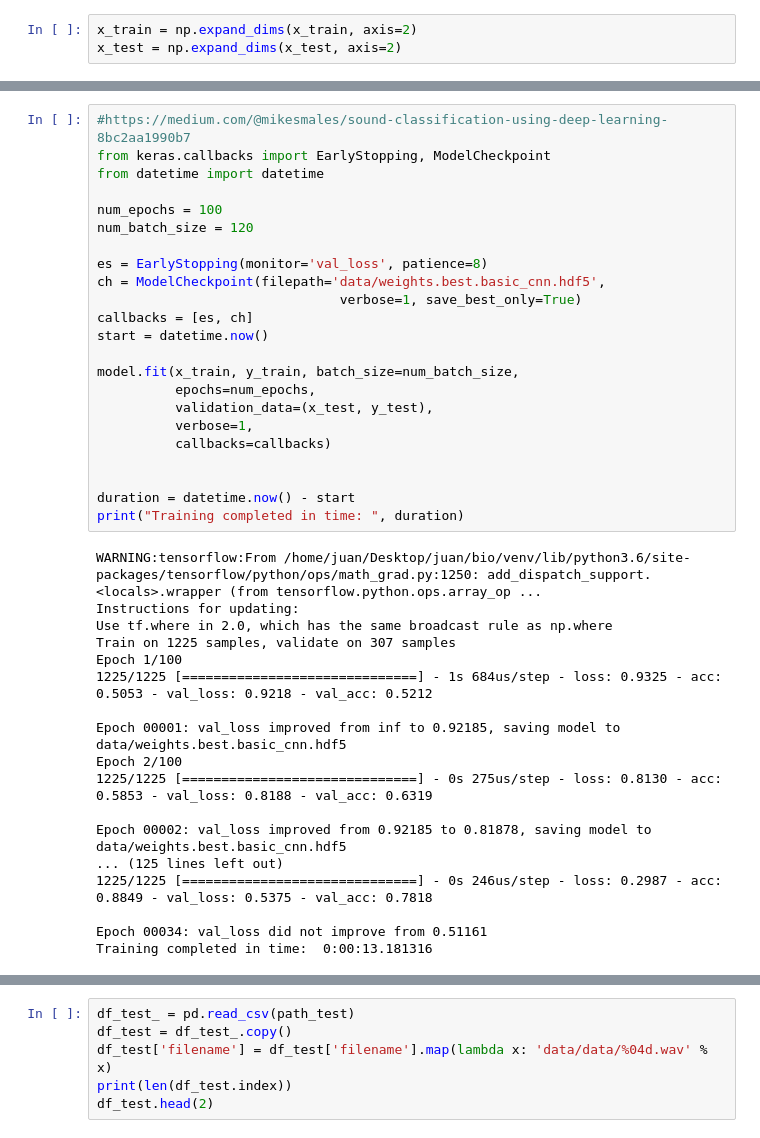
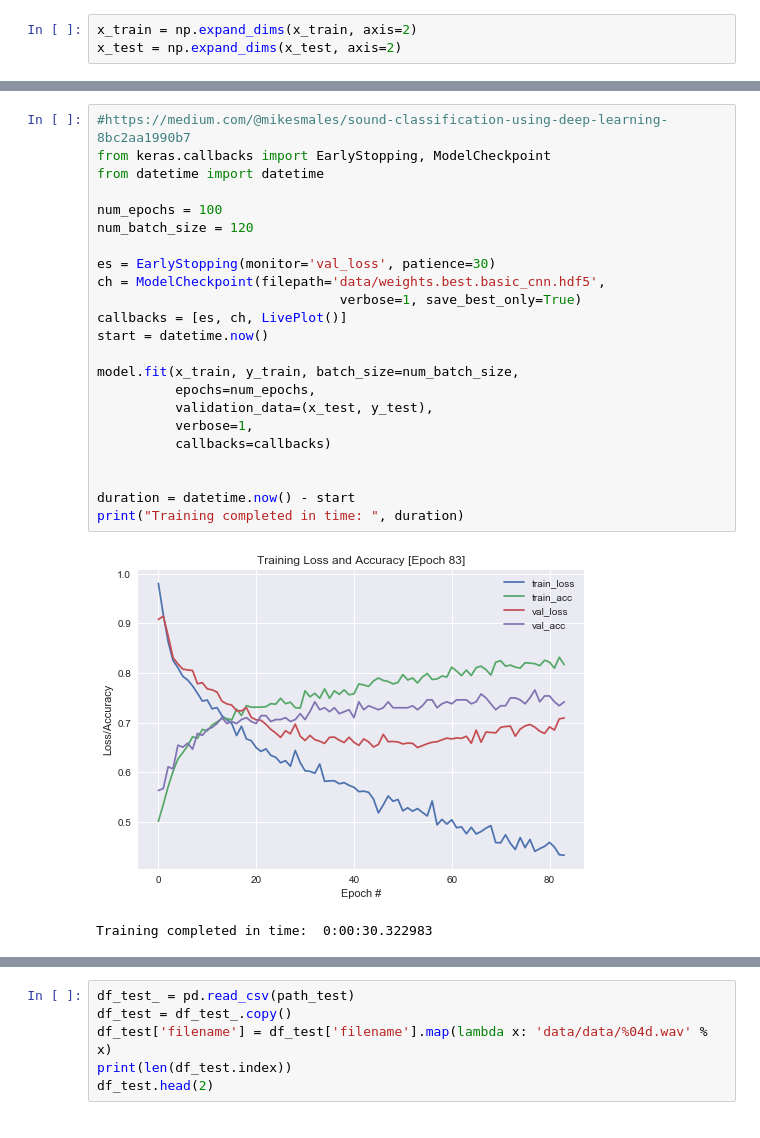
Before and after one commit to juancrescente/ia-litoral, a Jupyter notebook: model2.ipynb, the cells around one changed output, grey strips where cells are left out. Drawn from its saved outputs; the diff is of its cells as text.

```diff
--- a/model2.ipynb
+++ b/model2.ipynb
@@ -168,44 +219,29 @@ Pre-training accuracy: 18.2410%
 # %%
 #https://medium.com/@mikesmales/sound-classification-using-deep-learning-8bc2aa1990b7
 from keras.callbacks import EarlyStopping, ModelCheckpoint
 from datetime import datetime
 
 num_epochs = 100
 num_batch_size = 120
 
-es = EarlyStopping(monitor='val_loss', patience=8)
+es = EarlyStopping(monitor='val_loss', patience=30)
 ch = ModelCheckpoint(filepath='data/weights.best.basic_cnn.hdf5',
                                verbose=1, save_best_only=True)
-callbacks = [es, ch]
+callbacks = [es, ch, LivePlot()]
 start = datetime.now()
 
 model.fit(x_train, y_train, batch_size=num_batch_size,
           epochs=num_epochs,
           validation_data=(x_test, y_test),
           verbose=1,
           callbacks=callbacks)
 
 
 duration = datetime.now() - start
 print("Training completed in time: ", duration)
 # %% [output]
+[figure, added]
-WARNING:tensorflow:From /home/juan/Desktop/juan/bio/venv/lib/python3.6/site-packages/tensorflow/python/ops/math_grad.py:1250: add_dispatch_support.<locals>.wrapper (from tensorflow.python.ops.array_op ...
-Instructions for updating:
-Use tf.where in 2.0, which has the same broadcast rule as np.where
-Train on 1225 samples, validate on 307 samples
-Epoch 1/100
-1225/1225 [==============================] - 1s 684us/step - loss: 0.9325 - acc: 0.5053 - val_loss: 0.9218 - val_acc: 0.5212
-
-Epoch 00001: val_loss improved from inf to 0.92185, saving model to data/weights.best.basic_cnn.hdf5
-Epoch 2/100
-1225/1225 [==============================] - 0s 275us/step - loss: 0.8130 - acc: 0.5853 - val_loss: 0.8188 - val_acc: 0.6319
-
-Epoch 00002: val_loss improved from 0.92185 to 0.81878, saving model to data/weights.best.basic_cnn.hdf5
-... (125 lines left out)
-1225/1225 [==============================] - 0s 246us/step - loss: 0.2987 - acc: 0.8849 - val_loss: 0.5375 - val_acc: 0.7818
-
-Epoch 00034: val_loss did not improve from 0.51161
-Training completed in time:  0:00:13.181316
+Training completed in time:  0:00:30.322983
 # %%
 path_weights = 'data/weights.best.basic_cnn.hdf5'
 model.load_weights(path_weights)
```
Also changed, not shown: parts of 12 cells of this notebook, 4 other files.
